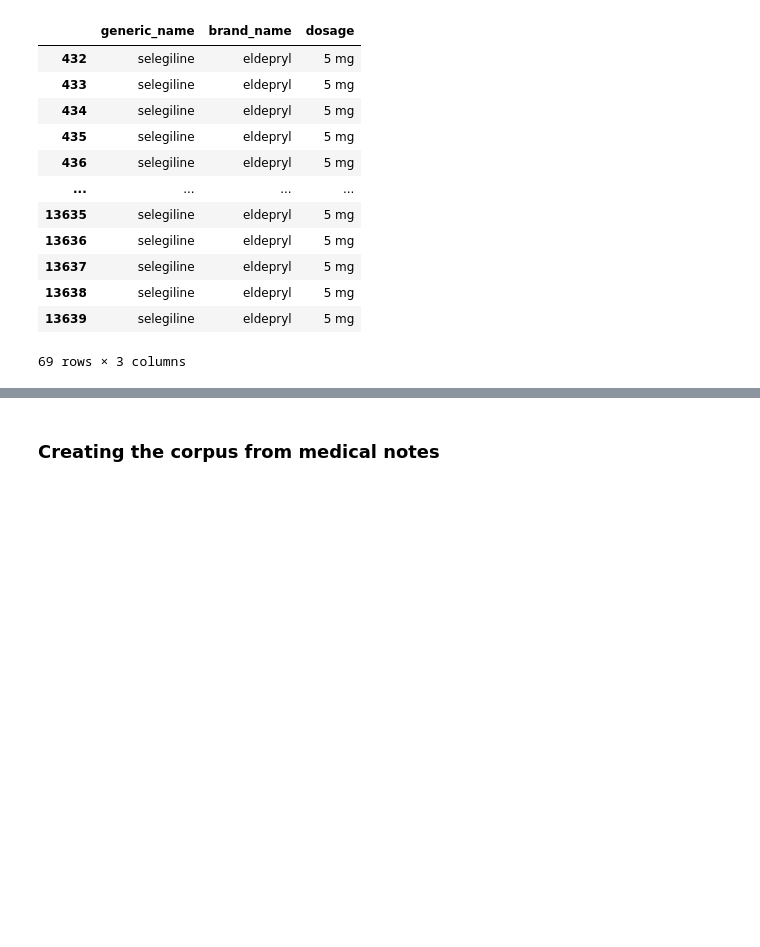
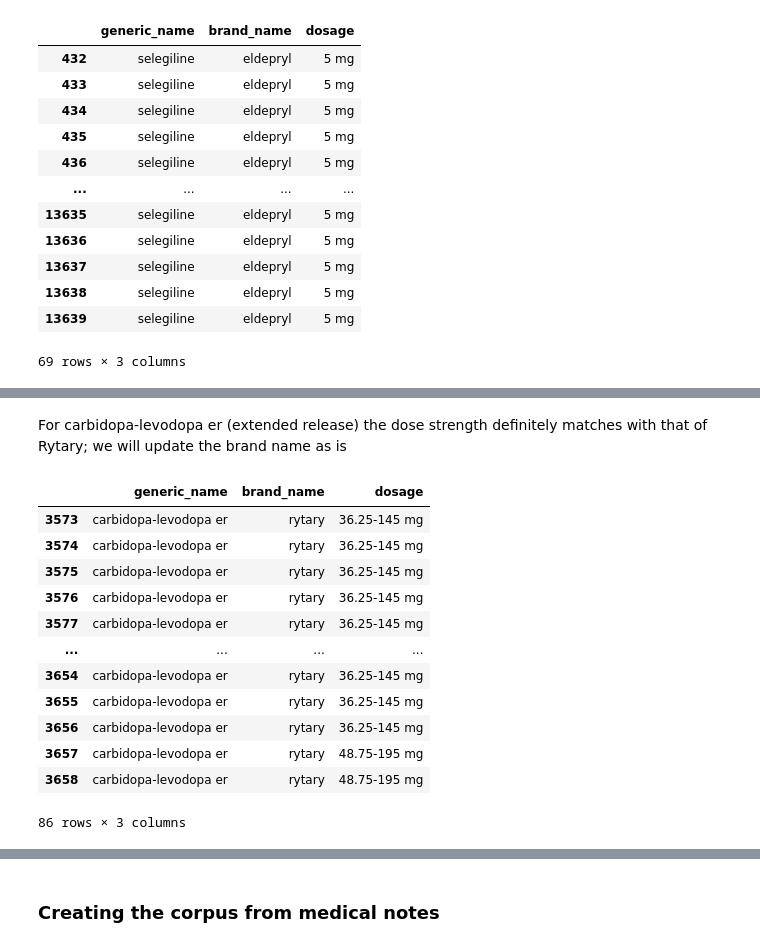
Before and after one commit to rdiazrincon/motor_fluctuations_pd, a Jupyter notebook: motor_fluctuations_pd.ipynb, the cells around one changed output, grey strips where cells are left out. Cells and saved outputs as stored; diff of their text form; code cells hidden in the pictures; blank space fills up the shorter version.

```diff
--- a/motor_fluctuations_pd.ipynb
+++ b/motor_fluctuations_pd.ipynb
@@ -587,0 +742,20 @@ df_pd.sample(20)
+# %% [markdown]
+For carbidopa-levodopa er (extended release) the dose strength definitely matches with that of Rytary; we will update the brand name as is
+# %%
+pd_data_drug_exposure['brand_name'].iloc[3573:3659] = 'rytary'
+# %%
+pd_data_drug_exposure[3573:3659]
+# %% [output]
+|  | generic_name | brand_name | dosage |
+| 3573 | carbidopa-levodopa er | rytary | 36.25-145 mg |
+| 3574 | carbidopa-levodopa er | rytary | 36.25-145 mg |
+| 3575 | carbidopa-levodopa er | rytary | 36.25-145 mg |
+| 3576 | carbidopa-levodopa er | rytary | 36.25-145 mg |
+| 3577 | carbidopa-levodopa er | rytary | 36.25-145 mg |
+| ... | ... | ... | ... |
+| 3654 | carbidopa-levodopa er | rytary | 36.25-145 mg |
+| 3655 | carbidopa-levodopa er | rytary | 36.25-145 mg |
+| 3656 | carbidopa-levodopa er | rytary | 36.25-145 mg |
+| 3657 | carbidopa-levodopa er | rytary | 48.75-195 mg |
+| 3658 | carbidopa-levodopa er | rytary | 48.75-195 mg |
+86 rows × 3 columns
```
Also changed, not shown: parts of 180 cells of this notebook, 1 other file.
